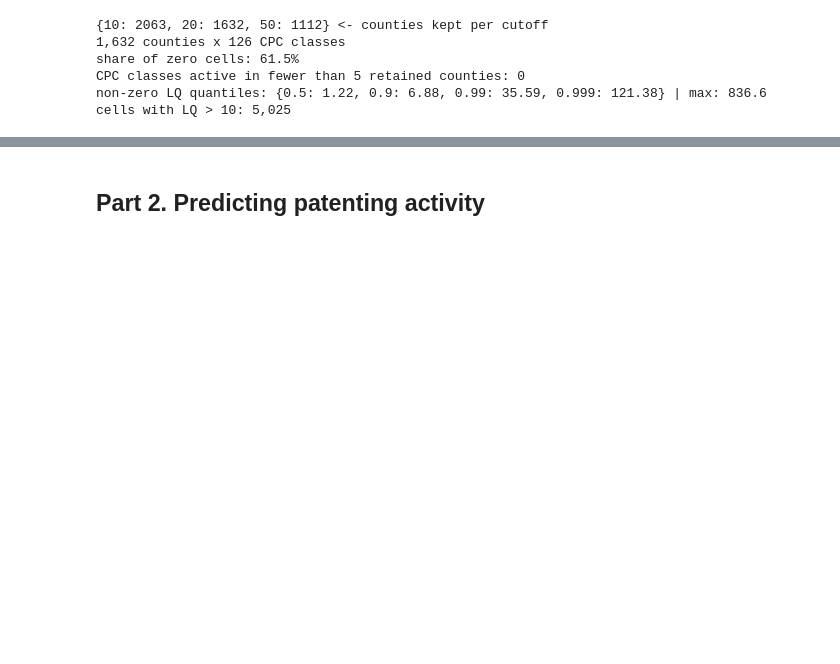
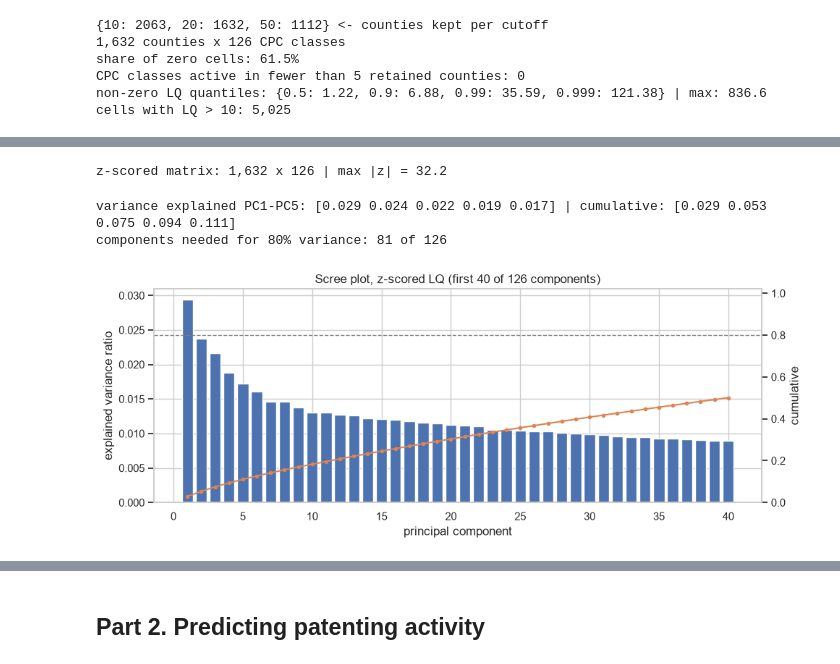
Before and after one commit to elganteDK/final_assignment_bds26_s1.1, a Jupyter notebook: f_a_bds26_v1.2.ipynb, the cells around one changed output, grey strips where cells are left out. Drawn from its saved outputs; the diff is of its cells as text; code cells hidden in the pictures; blank space fills up the shorter version.

```diff
--- a/f_a_bds26_v1.2.ipynb
+++ b/f_a_bds26_v1.2.ipynb
@@ -776,0 +340,32 @@ High entropy / low HHI: signals breadth and resilience. Large diversified counti
+# %%
+# Z-score every CPC column across the retained counties
+lq_z = pd.DataFrame(StandardScaler().fit_transform(lq_main), index=lq_main.index, columns=lq_main.columns)
+assert np.allclose(lq_z.mean(), 0, atol=1e-9) and np.allclose(lq_z.std(ddof=0), 1)
+print(f'z-scored matrix: {lq_z.shape[0]:,} x {lq_z.shape[1]} | max |z| = {np.abs(lq_z.values).max():.1f}')
+# %% [output]
+z-scored matrix: 1,632 x 126 | max |z| = 32.2
+# %%
+# Full PCA (all components) to inspect the variance spectrum
+pca_full = PCA(random_state=SEED).fit(lq_z)
+pc_scores = pd.DataFrame(pca_full.transform(lq_z), index=lq_z.index,
+                         columns=[f'PC{i+1}' for i in range(pca_full.n_components_)])
+evr = pca_full.explained_variance_ratio_
+cum = np.cumsum(evr)
+n_keep = int(np.searchsorted(cum, PCA_VARIANCE) + 1)
+print('variance explained PC1-PC5:', np.round(evr[:5], 3), '| cumulative:', np.round(cum[:5], 3))
+print(f'components needed for {PCA_VARIANCE:.0%} variance: {n_keep} of {len(evr)}')
+
+fig, ax = plt.subplots(figsize=(10, 4))
+show = min(40, len(evr))
+ax.bar(range(1, show + 1), evr[:show], color='#4c72b0', label='per component')
+ax2 = ax.twinx()
+ax2.plot(range(1, show + 1), cum[:show], color='#dd8452', marker='o', ms=3, label='cumulative')
+ax2.axhline(PCA_VARIANCE, ls='--', color='grey', lw=1)
+ax2.set_ylim(0, 1.02); ax2.grid(False)
+ax.set_xlabel('principal component'); ax.set_ylabel('explained variance ratio'); ax2.set_ylabel('cumulative')
+ax.set_title(f'Scree plot, z-scored LQ (first {show} of {len(evr)} components)')
+plt.tight_layout(); plt.show()
+# %% [output]
+variance explained PC1-PC5: [0.029 0.024 0.022 0.019 0.017] | cumulative: [0.029 0.053 0.075 0.094 0.111]
+components needed for 80% variance: 81 of 126
+[figure, added]
```
Also changed, not shown: parts of 82 cells of this notebook, 3 other files.
